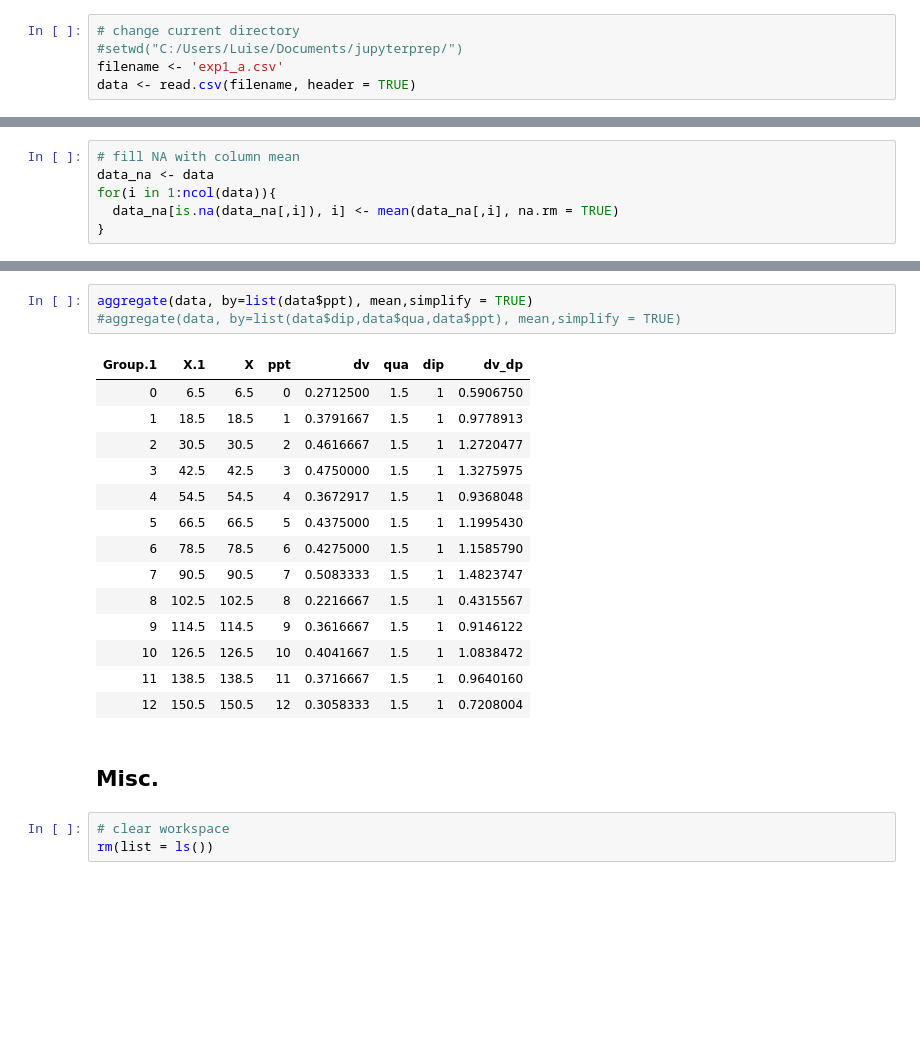
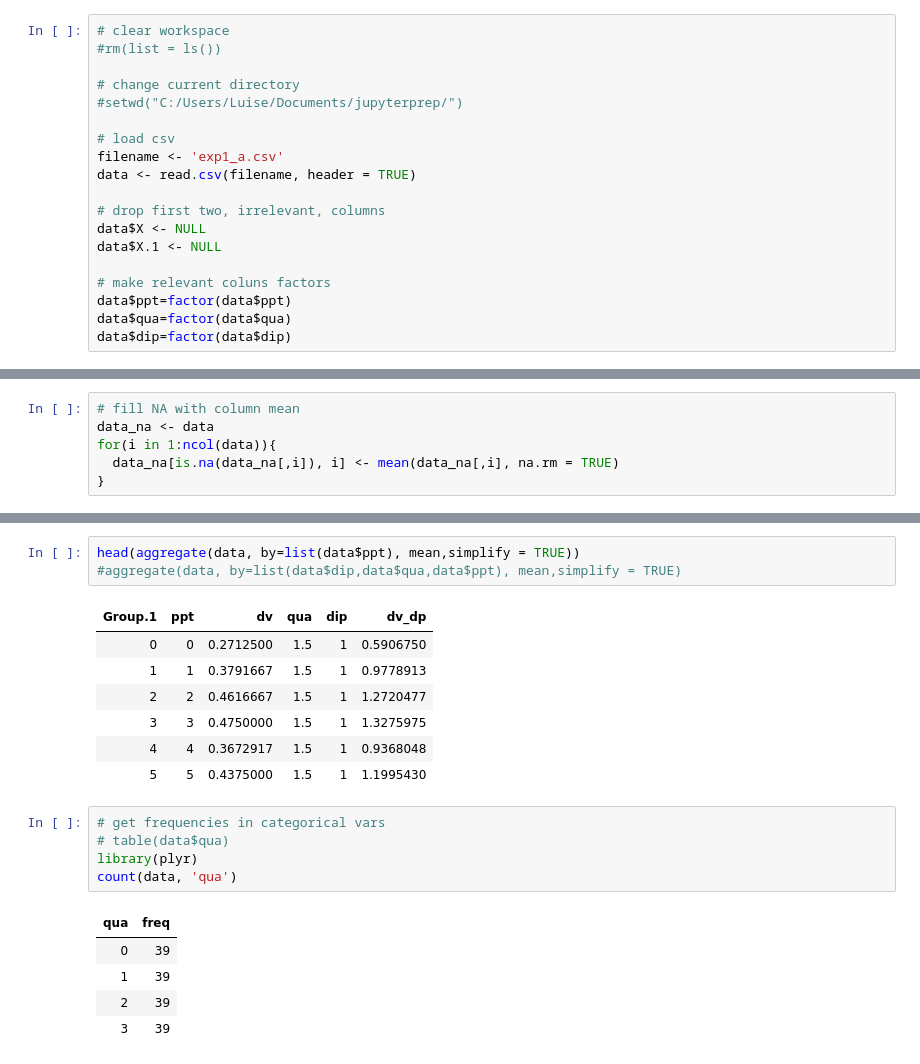
Before and after one commit to elg34/QuickReferences, a Jupyter notebook: R_cookbook.ipynb, the cells around one changed output, grey strips where cells are left out. Cells and saved outputs as stored; diff of their text form; blank space fills up the shorter version.

```diff
--- a/R_cookbook.ipynb
+++ b/R_cookbook.ipynb
@@ -1,10 +1,24 @@
 # %% [markdown]
 ## Load File
 # %%
+# clear workspace
+#rm(list = ls())
+
 # change current directory
 #setwd("C:/Users/Luise/Documents/jupyterprep/")
+
+# load csv
 filename <- 'exp1_a.csv'
 data <- read.csv(filename, header = TRUE)
+
+# drop first two, irrelevant, columns
+data$X <- NULL
+data$X.1 <- NULL
+
+# make relevant coluns factors
+data$ppt=factor(data$ppt)
+data$qua=factor(data$qua)
+data$dip=factor(data$dip)
 # %%
 library(dplyr)
 sample_n(data, 5)
@@ -52,23 +60,22 @@ for(i in 1:ncol(data)){
 # %%
-aggregate(data, by=list(data$ppt), mean,simplify = TRUE)
+head(aggregate(data, by=list(data$ppt), mean,simplify = TRUE))
 #aggregate(data, by=list(data$dip,data$qua,data$ppt), mean,simplify = TRUE)
 # %% [output]
-| Group.1 | X.1 | X | ppt | dv | qua | dip | dv_dp |
-| 0 | 6.5 | 6.5 | 0 | 0.2712500 | 1.5 | 1 | 0.5906750 |
-| 1 | 18.5 | 18.5 | 1 | 0.3791667 | 1.5 | 1 | 0.9778913 |
-| 2 | 30.5 | 30.5 | 2 | 0.4616667 | 1.5 | 1 | 1.2720477 |
-| 3 | 42.5 | 42.5 | 3 | 0.4750000 | 1.5 | 1 | 1.3275975 |
-| 4 | 54.5 | 54.5 | 4 | 0.3672917 | 1.5 | 1 | 0.9368048 |
-| 5 | 66.5 | 66.5 | 5 | 0.4375000 | 1.5 | 1 | 1.1995430 |
-| 6 | 78.5 | 78.5 | 6 | 0.4275000 | 1.5 | 1 | 1.1585790 |
-| 7 | 90.5 | 90.5 | 7 | 0.5083333 | 1.5 | 1 | 1.4823747 |
-| 8 | 102.5 | 102.5 | 8 | 0.2216667 | 1.5 | 1 | 0.4315567 |
-| 9 | 114.5 | 114.5 | 9 | 0.3616667 | 1.5 | 1 | 0.9146122 |
-| 10 | 126.5 | 126.5 | 10 | 0.4041667 | 1.5 | 1 | 1.0838472 |
-| 11 | 138.5 | 138.5 | 11 | 0.3716667 | 1.5 | 1 | 0.9640160 |
-| 12 | 150.5 | 150.5 | 12 | 0.3058333 | 1.5 | 1 | 0.7208004 |
+| Group.1 | ppt | dv | qua | dip | dv_dp |
+| 0 | 0 | 0.2712500 | 1.5 | 1 | 0.5906750 |
+| 1 | 1 | 0.3791667 | 1.5 | 1 | 0.9778913 |
+| 2 | 2 | 0.4616667 | 1.5 | 1 | 1.2720477 |
+| 3 | 3 | 0.4750000 | 1.5 | 1 | 1.3275975 |
+| 4 | 4 | 0.3672917 | 1.5 | 1 | 0.9368048 |
+| 5 | 5 | 0.4375000 | 1.5 | 1 | 1.1995430 |
-# %% [markdown]
-## Misc.
-# %%
-# clear workspace
-rm(list = ls())
+# %%
+# get frequencies in categorical vars
+# table(data$qua)
+library(plyr)
+count(data, 'qua')
+# %% [output]
+| qua | freq |
+| 0 | 39 |
+| 1 | 39 |
+| 2 | 39 |
+| 3 | 39 |
```
Also changed, not shown: parts of 11 cells of this notebook, 1 other file.
